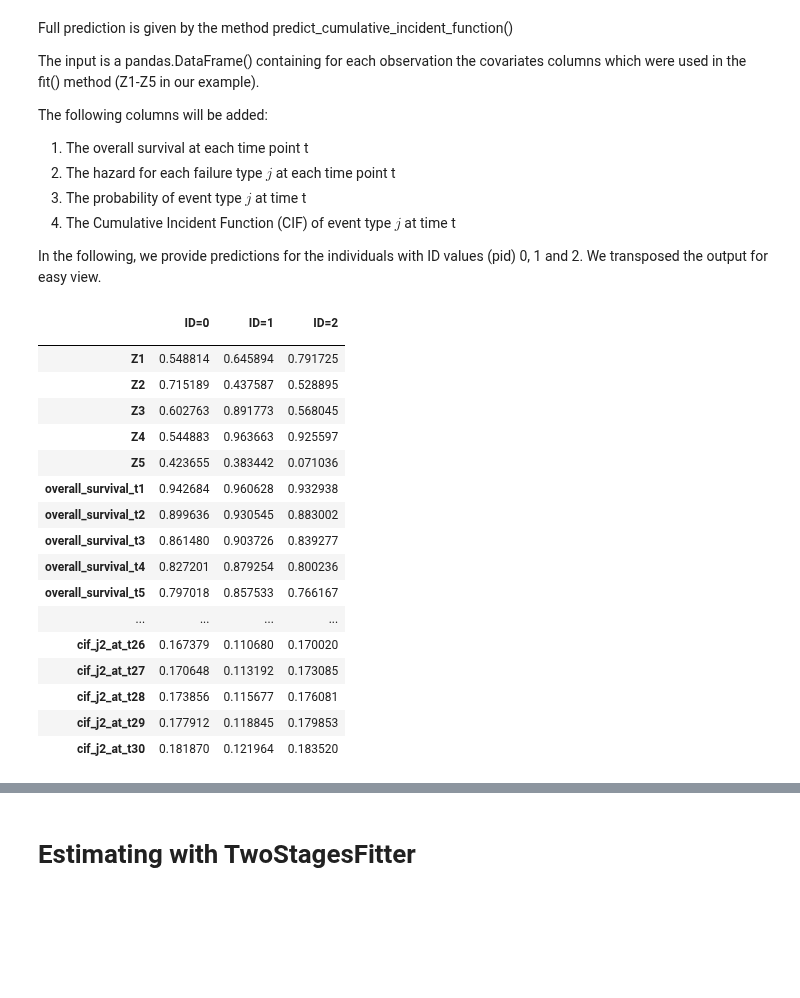
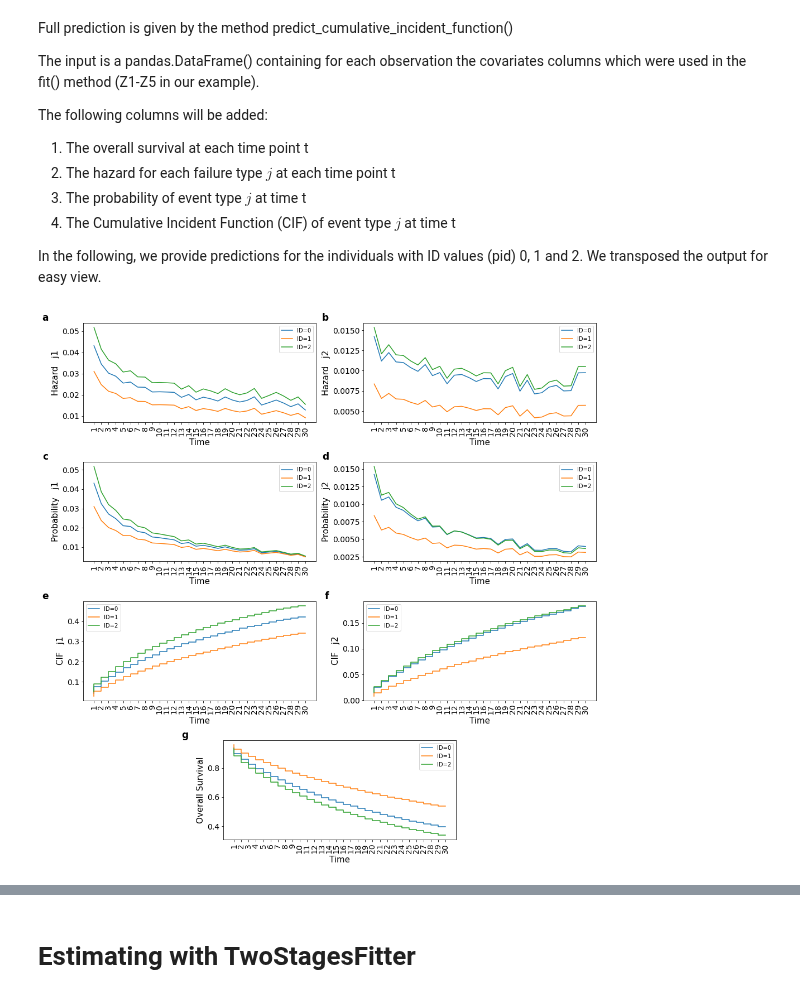
Before and after one commit to tomer1812/pydts, a Jupyter notebook: docs/JSS Replication.ipynb, the cells around one changed output, grey strips where cells are left out. Cells and saved outputs as stored; diff of their text form; code cells hidden in the pictures; blank space fills up the shorter version.

```diff
--- a/docs/JSS Replication.ipynb
+++ b/docs/JSS Replication.ipynb
@@ -178,23 +214,8 @@ pred_df = fitter.predict_cumulative_incident_function(
     patients_df.drop(['J', 'T', 'C', 'X'], axis=1).head(3)).set_index('pid').T
 pred_df.index.name = ''
 pred_df.columns = ['ID=0', 'ID=1', 'ID=2']
-pred_df
-# %% [output]
-|  | ID=0 | ID=1 | ID=2 |
-|  |  |  |  |
-| Z1 | 0.548814 | 0.645894 | 0.791725 |
-| Z2 | 0.715189 | 0.437587 | 0.528895 |
-| Z3 | 0.602763 | 0.891773 | 0.568045 |
-| Z4 | 0.544883 | 0.963663 | 0.925597 |
-| Z5 | 0.423655 | 0.383442 | 0.071036 |
-| overall_survival_t1 | 0.942684 | 0.960628 | 0.932938 |
-| overall_survival_t2 | 0.899636 | 0.930545 | 0.883002 |
-| overall_survival_t3 | 0.861480 | 0.903726 | 0.839277 |
-| overall_survival_t4 | 0.827201 | 0.879254 | 0.800236 |
-| overall_survival_t5 | 0.797018 | 0.857533 | 0.766167 |
-| ... | ... | ... | ... |
-| cif_j2_at_t26 | 0.167379 | 0.110680 | 0.170020 |
-| cif_j2_at_t27 | 0.170648 | 0.113192 | 0.173085 |
-| cif_j2_at_t28 | 0.173856 | 0.115677 | 0.176081 |
-| cif_j2_at_t29 | 0.177912 | 0.118845 | 0.179853 |
-| cif_j2_at_t30 | 0.181870 | 0.121964 | 0.183520 |
+# %%
+from pydts.examples_utils.plots import plot_example_pred_output
+plot_example_pred_output(pred_df)
+# %% [output]
+[figure, added]
```
Also changed, not shown: parts of 24 cells of this notebook, 10 other files.
